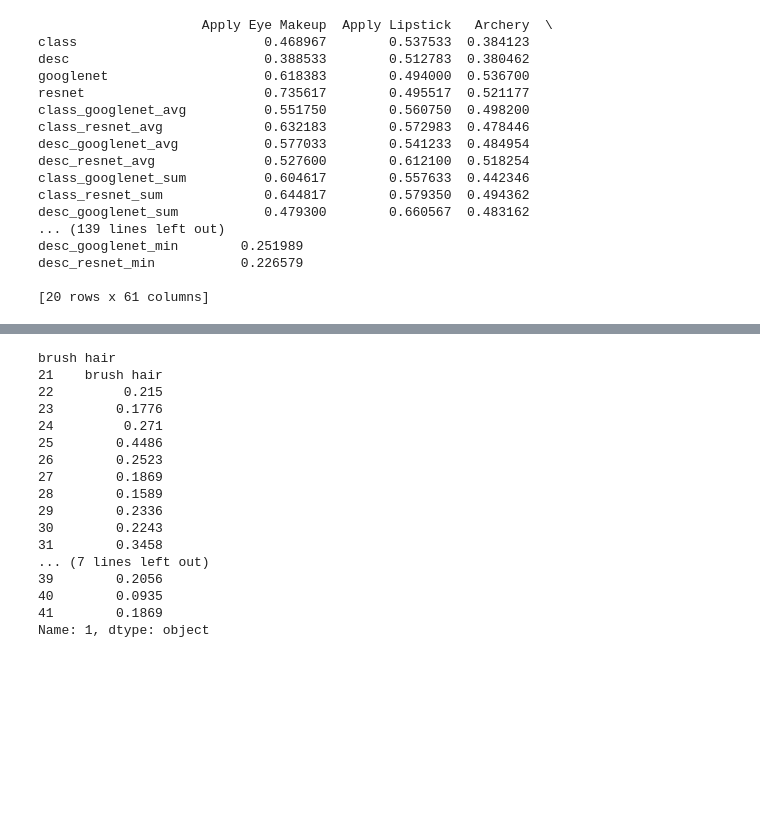
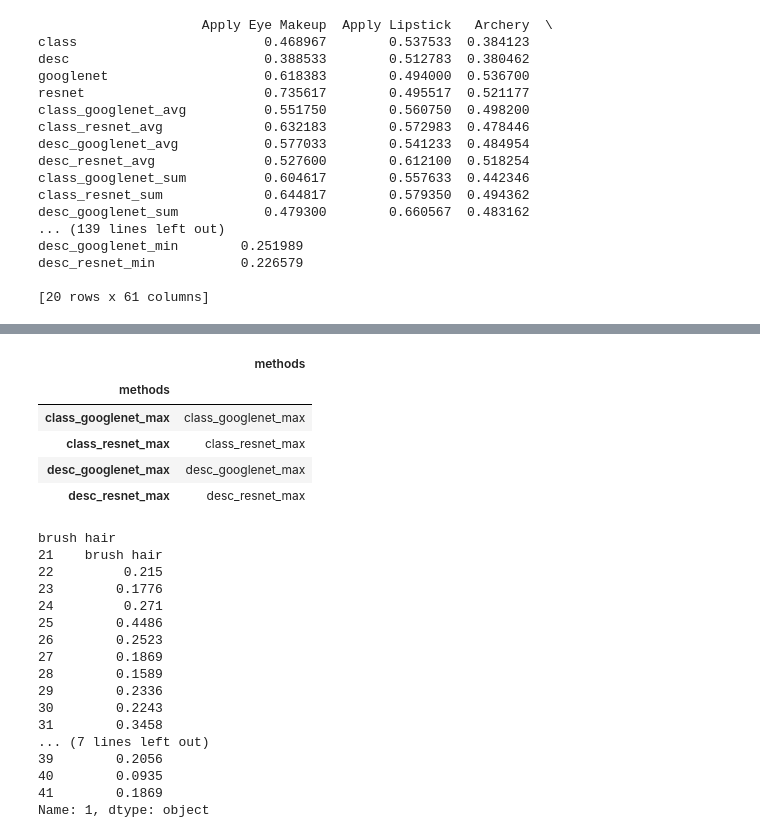
Before and after one commit to 0xMarsRover/kg_gnn_gan, a Jupyter notebook: check_class_level_results.ipynb, the cells around one changed output, grey strips where cells are left out. Cells and saved outputs as stored; diff of their text form; code cells hidden in the pictures; blank space fills up the shorter version.

```diff
--- a/check_class_level_results.ipynb
+++ b/check_class_level_results.ipynb
@@ -396,3 +417,12 @@ desc_resnet_min           0.226579
+# %%
+df_max.iloc[:1]
+# %% [output]
+|  | methods |
+| methods |  |
+| class_googlenet_max | class_googlenet_max |
+| class_resnet_max | class_resnet_max |
+| desc_googlenet_max | desc_googlenet_max |
+| desc_resnet_max | desc_resnet_max |
 # %%
 import pandas as pd
 dataset = 'hmdb51'
```
Also changed, not shown: parts of 3 cells of this notebook.
